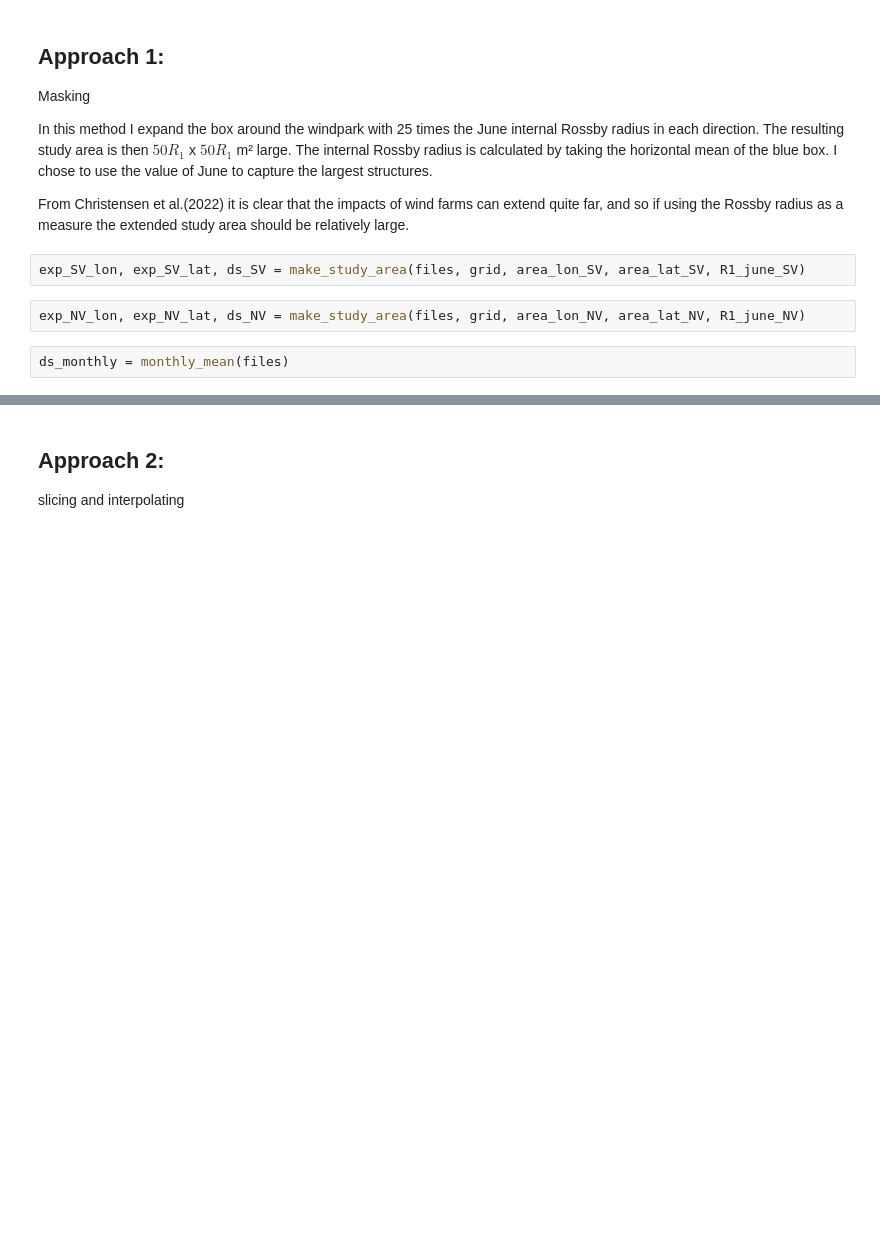
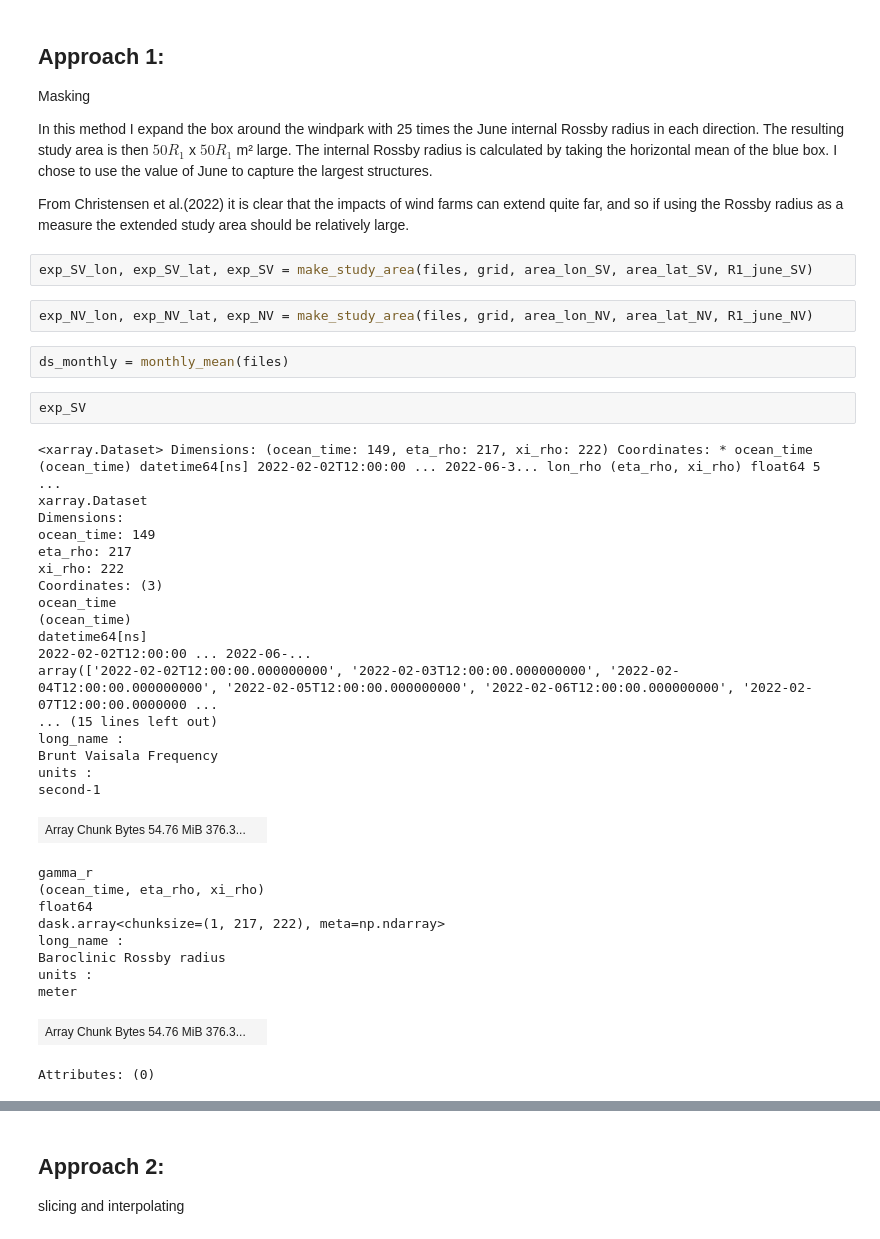
Before and after one commit to kjes4pres/MET_sommer25, a Jupyter notebook: Rossby_deformation/making_study_area.ipynb, the cells around one changed output, grey strips where cells are left out. Saved outputs shown, nothing was run; the diff lists cells and outputs as text; blank space fills up the shorter version.

```diff
--- a/Rossby_deformation/making_study_area.ipynb
+++ b/Rossby_deformation/making_study_area.ipynb
@@ -86,11 +86,42 @@ In this method I expand the box around the windpark with 25 times the June inter
 
 From Christensen et al.(2022) it is clear that the impacts of wind farms can extend quite far, and so if using the Rossby radius as a measure the extended study area should be relatively large.
 # %%
-exp_SV_lon, exp_SV_lat, ds_SV = make_study_area(files, grid, area_lon_SV, area_lat_SV, R1_june_SV)
+exp_SV_lon, exp_SV_lat, exp_SV = make_study_area(files, grid, area_lon_SV, area_lat_SV, R1_june_SV)
 # %%
-exp_NV_lon, exp_NV_lat, ds_NV = make_study_area(files, grid, area_lon_NV, area_lat_NV, R1_june_NV)
+exp_NV_lon, exp_NV_lat, exp_NV = make_study_area(files, grid, area_lon_NV, area_lat_NV, R1_june_NV)
 # %%
 ds_monthly = monthly_mean(files)
+# %%
+exp_SV
+# %% [output]
+<xarray.Dataset> Dimensions: (ocean_time: 149, eta_rho: 217, xi_rho: 222) Coordinates: * ocean_time (ocean_time) datetime64[ns] 2022-02-02T12:00:00 ... 2022-06-3... lon_rho (eta_rho, xi_rho) float64 5 ...
+xarray.Dataset
+Dimensions:
+ocean_time: 149
+eta_rho: 217
+xi_rho: 222
+Coordinates: (3)
+ocean_time
+(ocean_time)
+datetime64[ns]
+2022-02-02T12:00:00 ... 2022-06-...
+array(['2022-02-02T12:00:00.000000000', '2022-02-03T12:00:00.000000000', '2022-02-04T12:00:00.000000000', '2022-02-05T12:00:00.000000000', '2022-02-06T12:00:00.000000000', '2022-02-07T12:00:00.0000000 ...
+... (15 lines left out)
+long_name :
+Brunt Vaisala Frequency
+units :
+second-1
+| Array Chunk Bytes 54.76 MiB 376.3... |  |
+gamma_r
+(ocean_time, eta_rho, xi_rho)
+float64
+dask.array<chunksize=(1, 217, 222), meta=np.ndarray>
+long_name :
+Baroclinic Rossby radius
+units :
+meter
+| Array Chunk Bytes 54.76 MiB 376.3... |  |
+Attributes: (0)
 # %%
 proj=ccrs.NorthPolarStereo()
 fig, ax = plt.subplots(1, 2, figsize=(8, 4), subplot_kw={'projection':proj})
```
Also changed, not shown: parts of 6 cells of this notebook.
